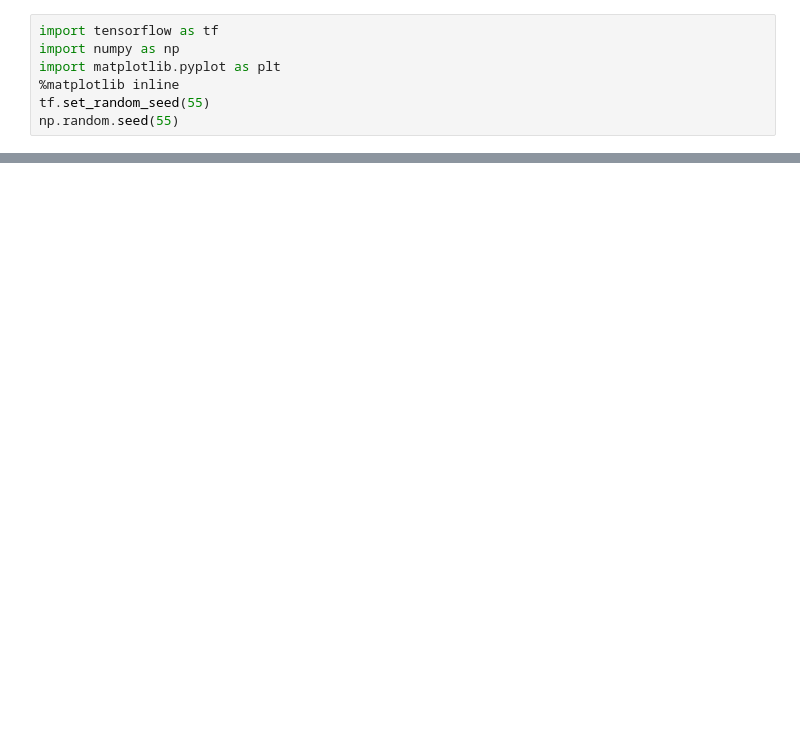
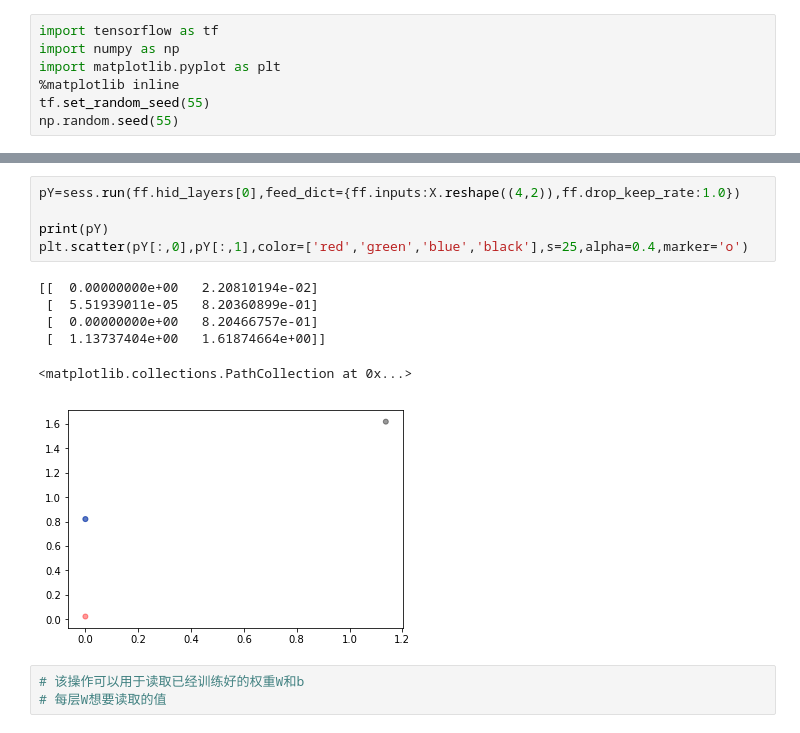
Before and after one commit to gggp2000/LearnPython, a Jupyter notebook: XOR_gate.ipynb, the cells around one changed output, grey strips where cells are left out. Saved outputs shown, nothing was run; the diff lists cells and outputs as text; blank space fills up the shorter version.

```diff
--- a/XOR_gate.ipynb
+++ b/XOR_gate.ipynb
@@ -95,0 +332,15 @@ class FNN(object):
+# %%
+pY=sess.run(ff.hid_layers[0],feed_dict={ff.inputs:X.reshape((4,2)),ff.drop_keep_rate:1.0})
+
+print(pY)
+plt.scatter(pY[:,0],pY[:,1],color=['red','green','blue','black'],s=25,alpha=0.4,marker='o')
+# %% [output]
+[[  0.00000000e+00   2.20810194e-02]
+ [  5.51939011e-05   8.20360899e-01]
+ [  0.00000000e+00   8.20466757e-01]
+ [  1.13737404e+00   1.61874664e+00]]
+<matplotlib.collections.PathCollection at 0x...>
+[figure, added]
+# %%
+# 该操作可以用于读取已经训练好的权重W和b
+# 每层W想要读取的值
```
Also changed, not shown: parts of 14 cells of this notebook, 2 other files.
